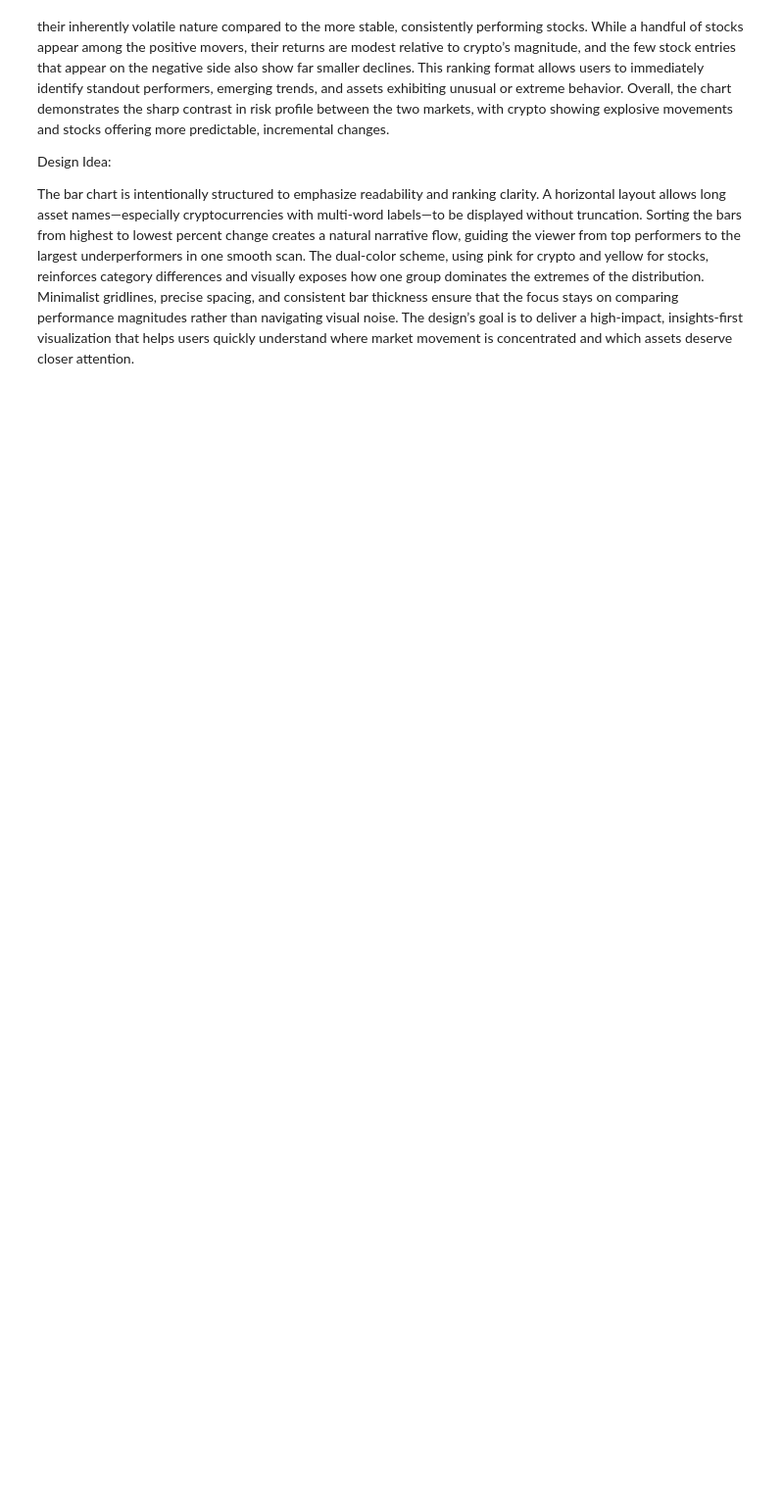
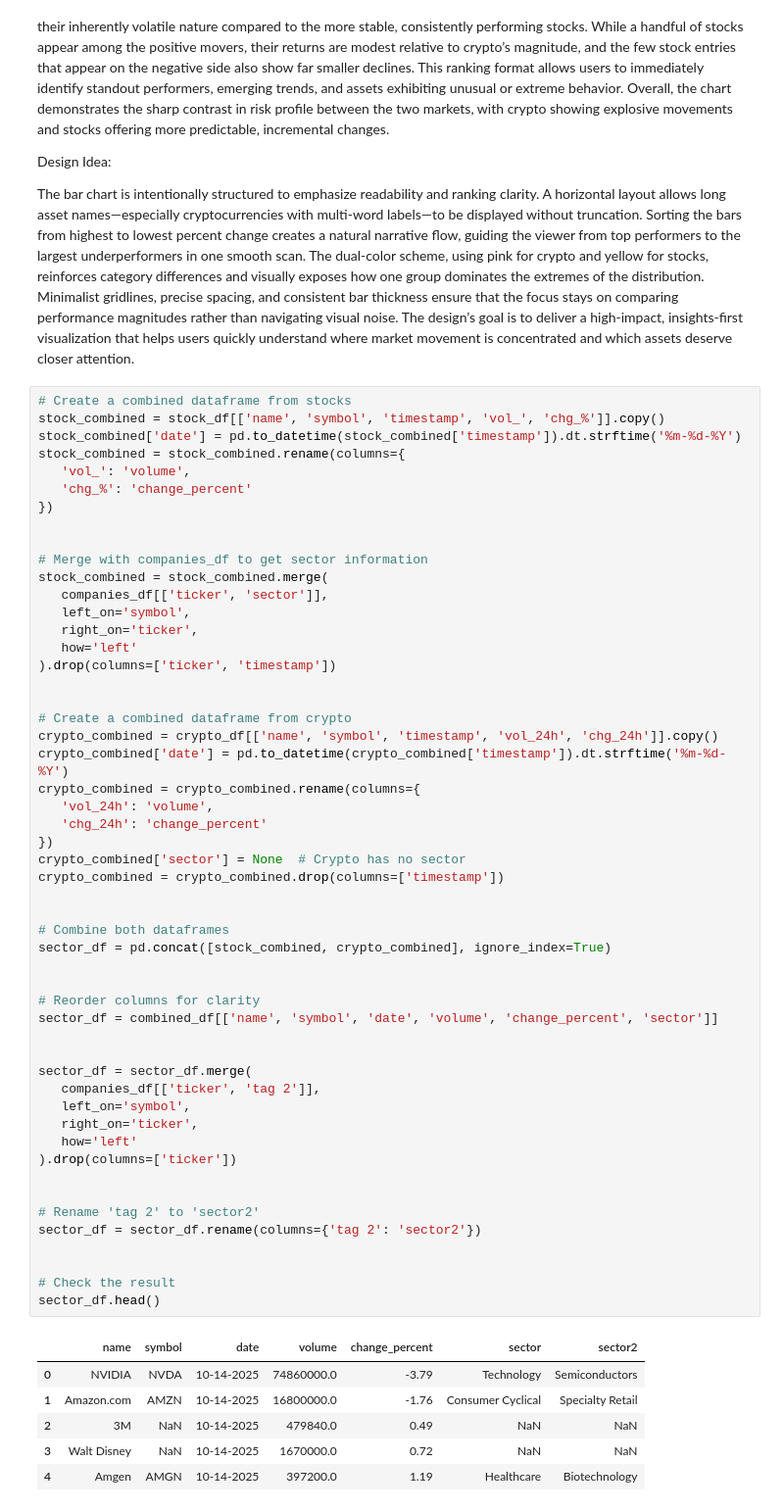
Before and after one commit to dciejek/ds4200projectDanielTrishaJustin.github.io, a Jupyter notebook: project.ipynb, the cells around one changed output. Shown at 98% size. Cells and saved outputs as stored; diff of their text form; blank space fills up the shorter version.

```diff
--- a/project.ipynb
+++ b/project.ipynb
@@ -430,3 +430,62 @@ This horizontal bar chart ranks the top gainers and losers across stocks and cry
 Design Idea:
 
 The bar chart is intentionally structured to emphasize readability and ranking clarity. A horizontal layout allows long asset names—especially cryptocurrencies with multi-word labels—to be displayed without truncation. Sorting the bars from highest to lowest percent change creates a natural narrative flow, guiding the viewer from top performers to the largest underperformers in one smooth scan. The dual-color scheme, using pink for crypto and yellow for stocks, reinforces category differences and visually exposes how one group dominates the extremes of the distribution. Minimalist gridlines, precise spacing, and consistent bar thickness ensure that the focus stays on comparing performance magnitudes rather than navigating visual noise. The design’s goal is to deliver a high-impact, insights-first visualization that helps users quickly understand where market movement is concentrated and which assets deserve closer attention.
+# %%
+# Create a combined dataframe from stocks
+stock_combined = stock_df[['name', 'symbol', 'timestamp', 'vol_', 'chg_%']].copy()
+stock_combined['date'] = pd.to_datetime(stock_combined['timestamp']).dt.strftime('%m-%d-%Y')
+stock_combined = stock_combined.rename(columns={
+   'vol_': 'volume',
+   'chg_%': 'change_percent'
+})
+
+
+# Merge with companies_df to get sector information
+stock_combined = stock_combined.merge(
+   companies_df[['ticker', 'sector']],
+   left_on='symbol',
+   right_on='ticker',
+   how='left'
+).drop(columns=['ticker', 'timestamp'])
+
+
+# Create a combined dataframe from crypto
+crypto_combined = crypto_df[['name', 'symbol', 'timestamp', 'vol_24h', 'chg_24h']].copy()
+crypto_combined['date'] = pd.to_datetime(crypto_combined['timestamp']).dt.strftime('%m-%d-%Y')
+crypto_combined = crypto_combined.rename(columns={
+   'vol_24h': 'volume',
+   'chg_24h': 'change_percent'
+})
+crypto_combined['sector'] = None  # Crypto has no sector
+crypto_combined = crypto_combined.drop(columns=['timestamp'])
+
+
+# Combine both dataframes
+sector_df = pd.concat([stock_combined, crypto_combined], ignore_index=True)
+
+
+# Reorder columns for clarity
+sector_df = combined_df[['name', 'symbol', 'date', 'volume', 'change_percent', 'sector']]
+
+
+sector_df = sector_df.merge(
+   companies_df[['ticker', 'tag 2']],
+   left_on='symbol',
+   right_on='ticker',
+   how='left'
+).drop(columns=['ticker'])
+
+
+# Rename 'tag 2' to 'sector2'
+sector_df = sector_df.rename(columns={'tag 2': 'sector2'})
+
+
+# Check the result
+sector_df.head()
+# %% [output]
+|  | name | symbol | date | volume | change_percent | sector | sector2 |
+| 0 | NVIDIA | NVDA | 10-14-2025 | 74860000.0 | -3.79 | Technology | Semiconductors |
+| 1 | Amazon.com | AMZN | 10-14-2025 | 16800000.0 | -1.76 | Consumer Cyclical | Specialty Retail |
+| 2 | 3M | NaN | 10-14-2025 | 479840.0 | 0.49 | NaN | NaN |
+| 3 | Walt Disney | NaN | 10-14-2025 | 1670000.0 | 0.72 | NaN | NaN |
+| 4 | Amgen | AMGN | 10-14-2025 | 397200.0 | 1.19 | Healthcare | Biotechnology |
```
Also changed, not shown: parts of 1 cell of this notebook.
